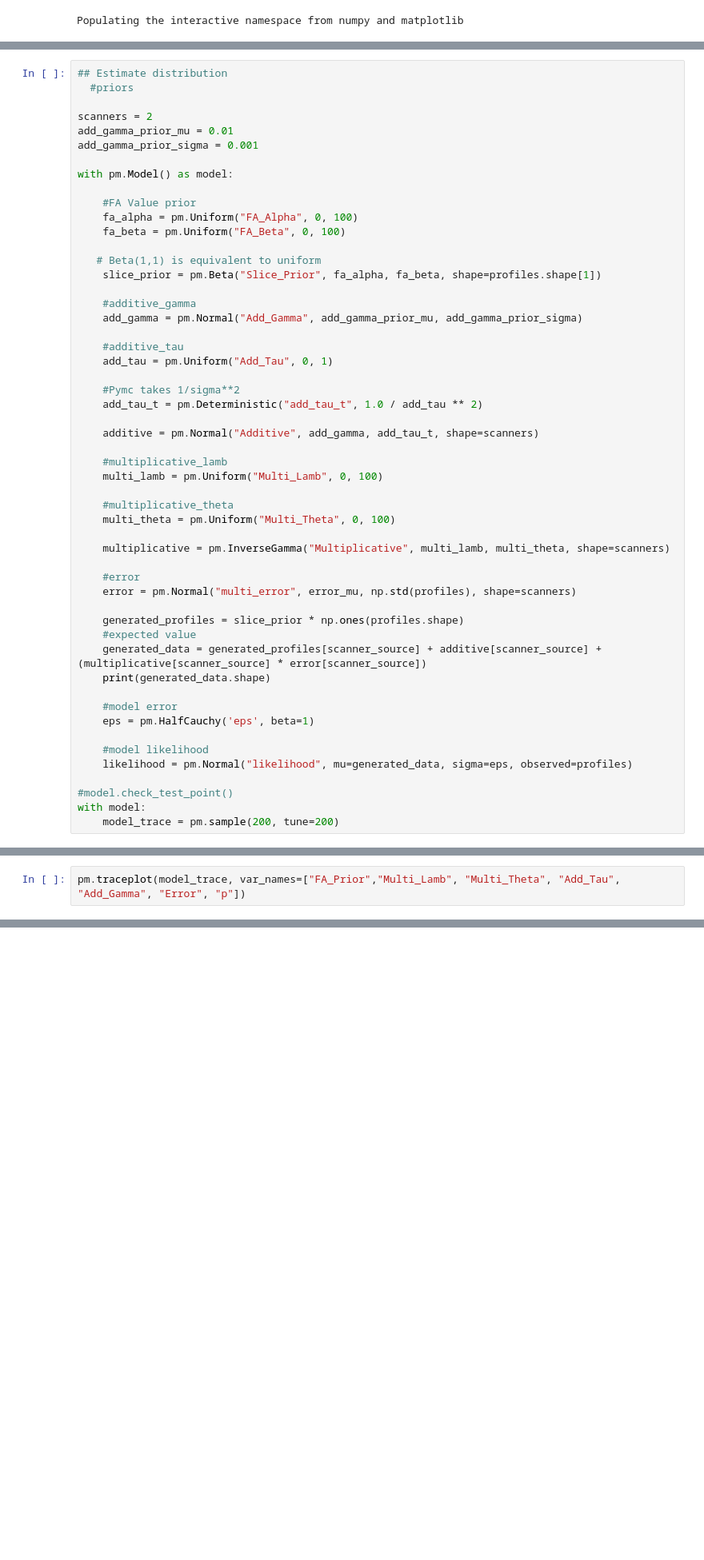
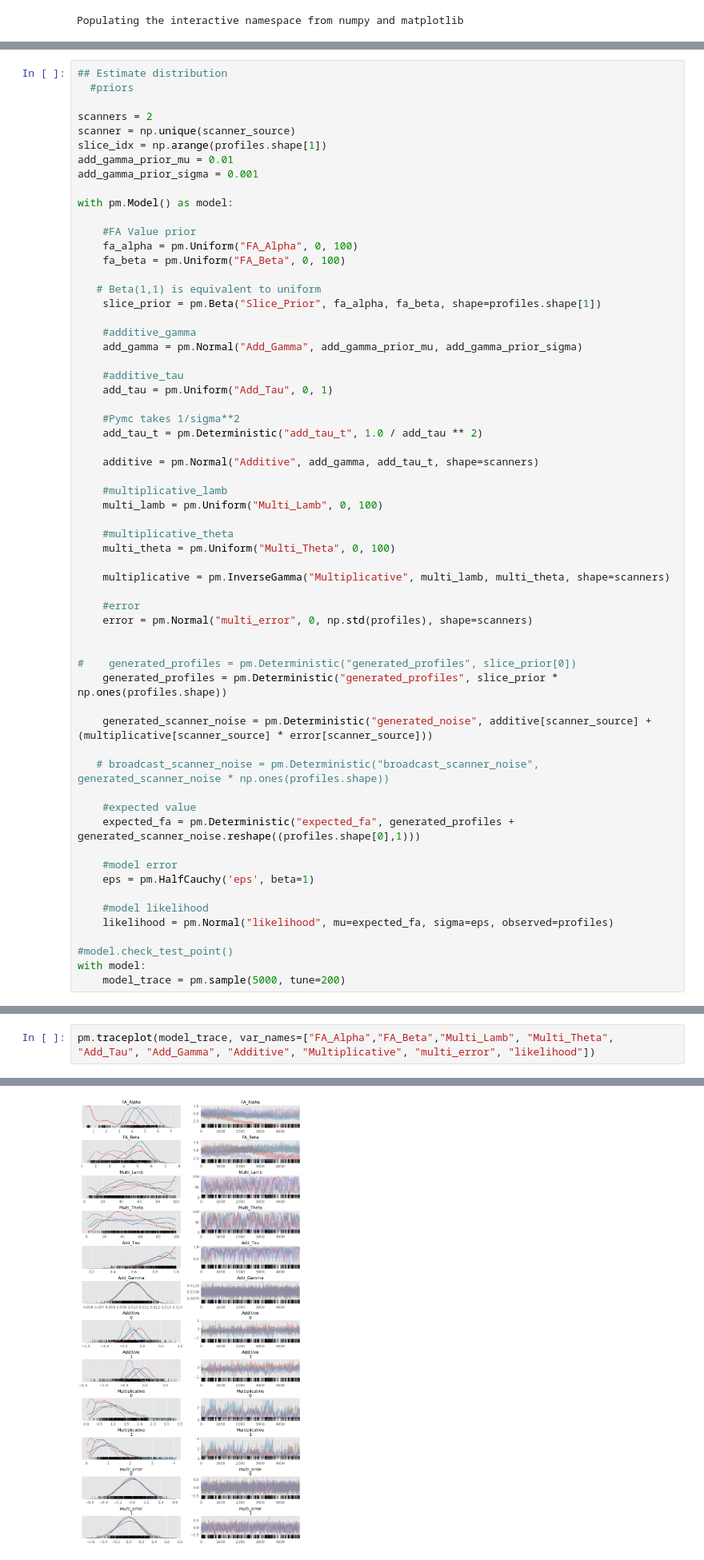
Before and after one commit to rafaceschin/dingo_sim3, a Jupyter notebook: dingo_sim.ipynb, the cells around one changed output, grey strips where cells are left out. Shown at 80% size. Drawn from its saved outputs; the diff is of its cells as text; blank space fills up the shorter version.

Commit message:
Working model, need tweaking

```diff
--- a/dingo_sim.ipynb
+++ b/dingo_sim.ipynb
@@ -125,6 +129,8 @@ plt.savefig("dist.png")
   #priors
 
 scanners = 2
+scanner = np.unique(scanner_source)
+slice_idx = np.arange(profiles.shape[1])
 add_gamma_prior_mu = 0.01
 add_gamma_prior_sigma = 0.001
 
@@ -157,20 +163,26 @@ with pm.Model() as model:
     multiplicative = pm.InverseGamma("Multiplicative", multi_lamb, multi_theta, shape=scanners)
 
     #error
-    error = pm.Normal("multi_error", error_mu, np.std(profiles), shape=scanners)
+    error = pm.Normal("multi_error", 0, np.std(profiles), shape=scanners)
 
-    generated_profiles = slice_prior * np.ones(profiles.shape)
+
+#    generated_profiles = pm.Deterministic("generated_profiles", slice_prior[0])
+    generated_profiles = pm.Deterministic("generated_profiles", slice_prior * np.ones(profiles.shape))
+
+    generated_scanner_noise = pm.Deterministic("generated_noise", additive[scanner_source] + (multiplicative[scanner_source] * error[scanner_source]))
+
+   # broadcast_scanner_noise = pm.Deterministic("broadcast_scanner_noise", generated_scanner_noise * np.ones(profiles.shape))
+
     #expected value
-    generated_data = generated_profiles[scanner_source] + additive[scanner_source] + (multiplicative[scanner_source] * error[scanner_source])
-    print(generated_data.shape)
+    expected_fa = pm.Deterministic("expected_fa", generated_profiles + generated_scanner_noise.reshape((profiles.shape[0],1)))
 
     #model error
     eps = pm.HalfCauchy('eps', beta=1)
 
     #model likelihood
-    likelihood = pm.Normal("likelihood", mu=generated_data, sigma=eps, observed=profiles)
+    likelihood = pm.Normal("likelihood", mu=expected_fa, sigma=eps, observed=profiles)
 
 #model.check_test_point()
 with model:
-    model_trace = pm.sample(200, tune=200)
+    model_trace = pm.sample(5000, tune=200)
 # %% [output]
@@ -180,4 +206,5 @@ pm.model_to_graphviz(model)
 # %% [output]
 [drawing not drawn]
 # %%
-pm.traceplot(model_trace, var_names=["FA_Prior","Multi_Lamb", "Multi_Theta", "Add_Tau", "Add_Gamma", "Error", "p"])
+pm.traceplot(model_trace, var_names=["FA_Alpha","FA_Beta","Multi_Lamb", "Multi_Theta", "Add_Tau", "Add_Gamma", "Additive", "Multiplicative", "multi_error", "likelihood"])
+# %% [output]
@@ -184 +228,2 @@ pm.traceplot(model_trace, var_names=["FA_Prior","Multi_Lamb", "Multi_Theta", "Ad
+[figure, added]
 # %%
```
Also changed, not shown: parts of 5 cells of this notebook.
